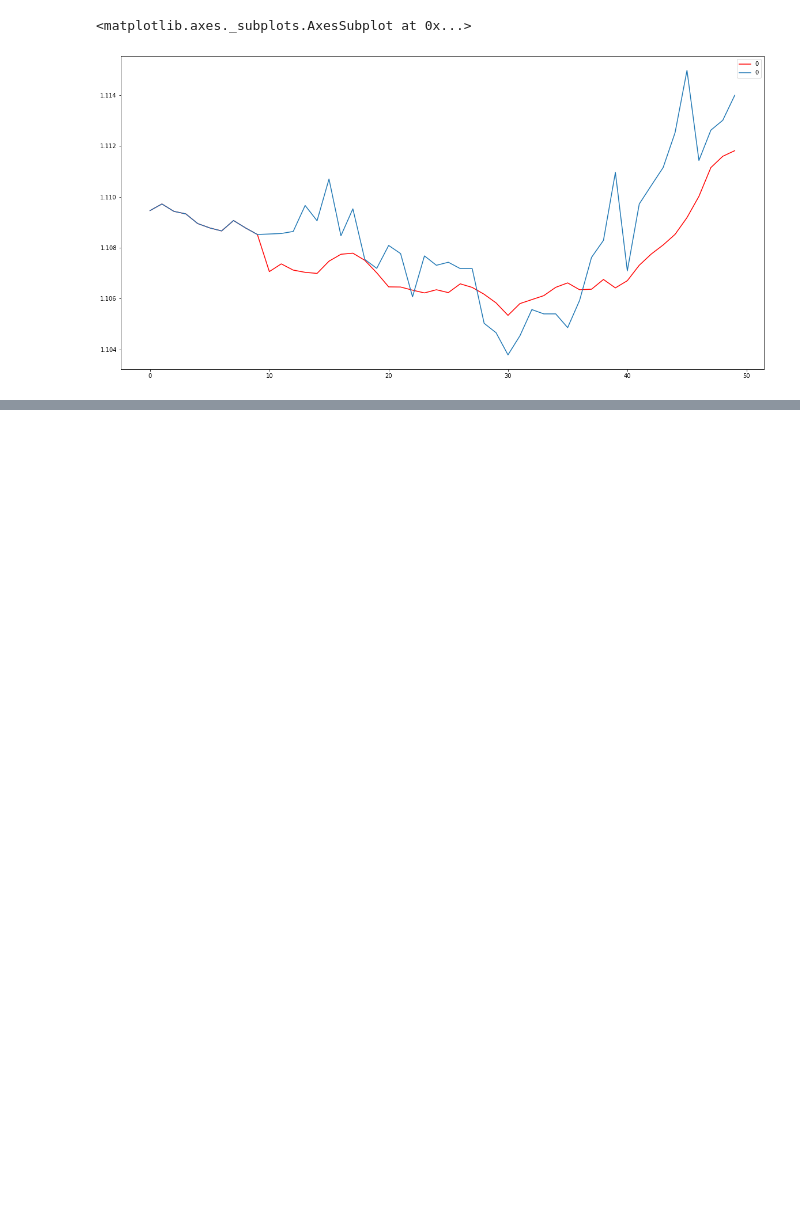
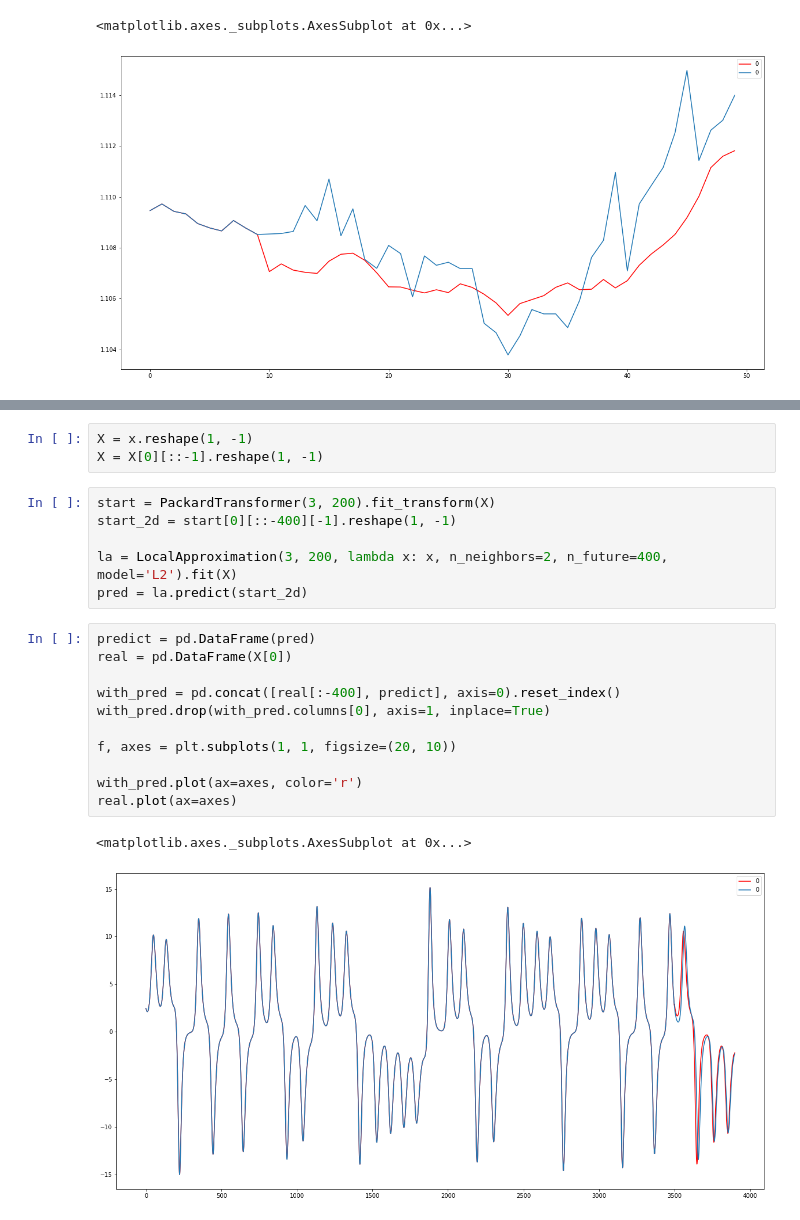
Before and after one commit to starkovad/notebooks, a Jupyter notebook: test.ipynb, the cells around one changed output, grey strips where cells are left out. Drawn from its saved outputs; the diff is of its cells as text; blank space fills up the shorter version.

```diff
--- a/test.ipynb
+++ b/test.ipynb
@@ -402,0 +447,23 @@ real.plot(ax=axes)
+# %%
+X = x.reshape(1, -1)
+X = X[0][::-1].reshape(1, -1)
+# %%
+start = PackardTransformer(3, 200).fit_transform(X)
+start_2d = start[0][::-400][-1].reshape(1, -1)
+
+la = LocalApproximation(3, 200, lambda x: x, n_neighbors=2, n_future=400, model='L2').fit(X)
+pred = la.predict(start_2d)
+# %%
+predict = pd.DataFrame(pred)
+real = pd.DataFrame(X[0])
+
+with_pred = pd.concat([real[:-400], predict], axis=0).reset_index()
+with_pred.drop(with_pred.columns[0], axis=1, inplace=True)
+
+f, axes = plt.subplots(1, 1, figsize=(20, 10))
+
+with_pred.plot(ax=axes, color='r')
+real.plot(ax=axes)
+# %% [output]
+<matplotlib.axes._subplots.AxesSubplot at 0x...>
+[figure, added]
```
Also changed, not shown: parts of 3 cells of this notebook.
